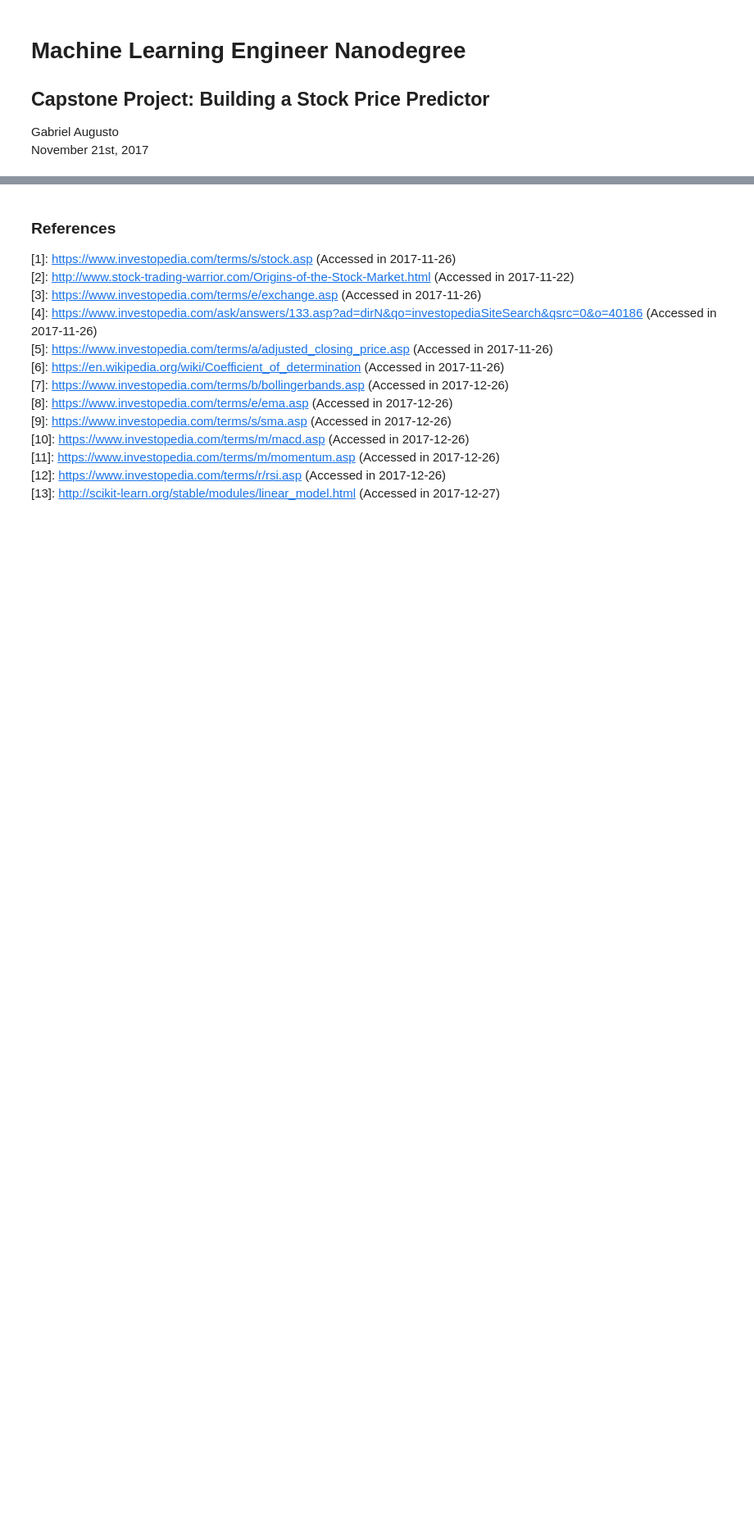
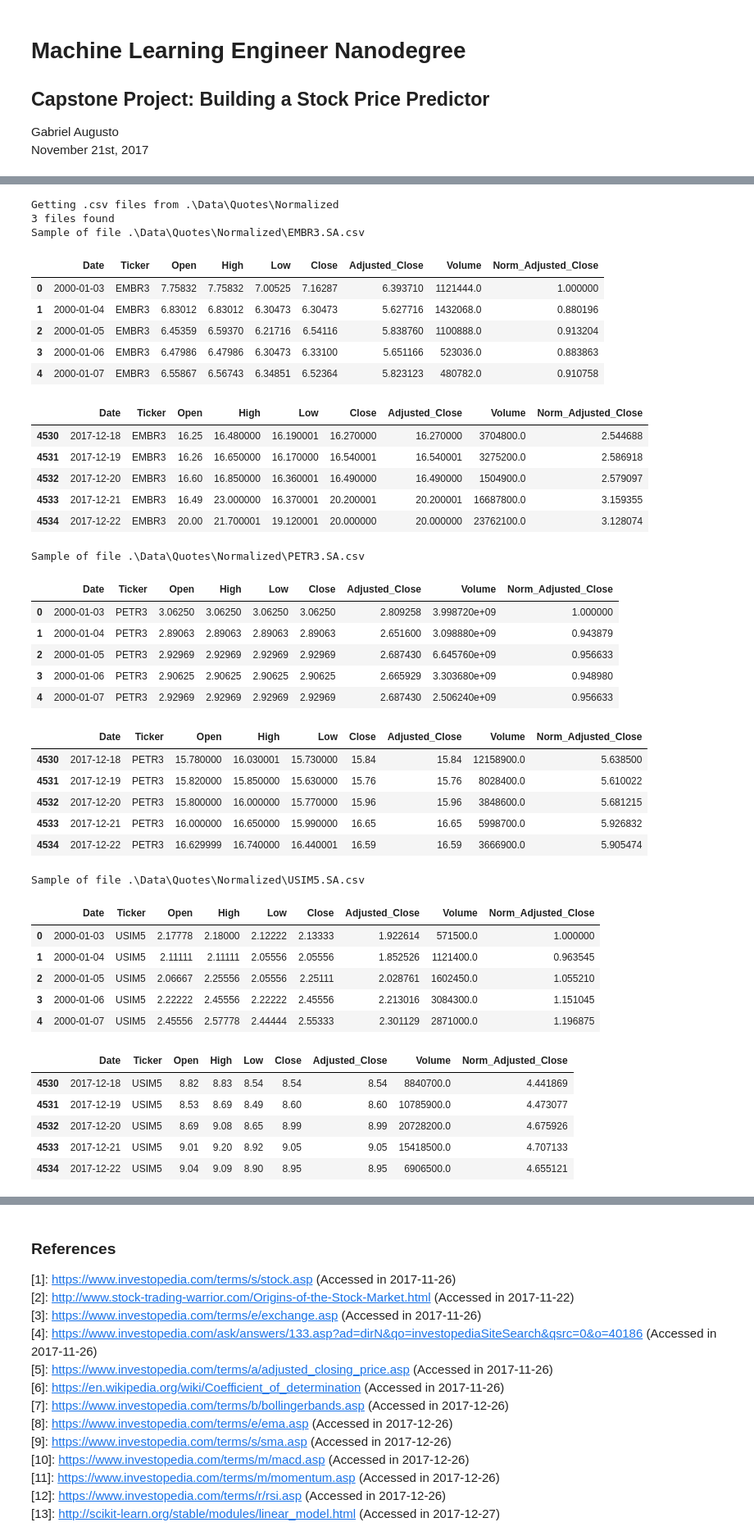
Before and after one commit to gabriel301/MLNanodregree, a Jupyter notebook: projects/capstone/CapstoneProject/Report/Capstone Report.ipynb, the cells around one changed output, grey strips where cells are left out. Shown at 82% size. Cells and saved outputs as stored; diff of their text form; code cells hidden in the pictures; blank space fills up the shorter version.

```diff
--- a/projects/capstone/CapstoneProject/Report/Capstone Report.ipynb
+++ b/projects/capstone/CapstoneProject/Report/Capstone Report.ipynb
@@ -288,0 +291,60 @@ One more step is to tune the model in order to find the best parameters for each
+# %%
+filenames = Util().GetFilesFromFolder('.\Data\Quotes\Normalized','.csv')
+dfsProcessed = []
+headers = ['Ticker','Min Date','Max Date','Count','Mean','Std','Min','25%','50%','75%','Max']
+rows = []
+for file in filenames:
+    df = pd.read_csv(file)
+    row = [df['Ticker'][0],df['Date'][0],df['Date'][df.shape[0]-1],]
+    row.extend(df['Adjusted_Close'].describe(percentiles = [.25,.50,.75]).values)
+    rows.append(row)
+    print "Sample of file {}".format(file)
+    display(df.head())
+    display(df.tail())
+    dfsProcessed.append(df.copy())
+
+dfDescriptive = pd.DataFrame(rows,columns = headers)
+print "Basic Descriptive Statistics for Pre-Processed Data (Adjusted_Close Column)"
+dfDescriptive
+# %% [output]
+Getting .csv files from .\Data\Quotes\Normalized
+3 files found
+Sample of file .\Data\Quotes\Normalized\EMBR3.SA.csv
+|  | Date | Ticker | Open | High | Low | Close | Adjusted_Close | Volume | Norm_Adjusted_Close |
+| 0 | 2000-01-03 | EMBR3 | 7.75832 | 7.75832 | 7.00525 | 7.16287 | 6.393710 | 1121444.0 | 1.000000 |
+| 1 | 2000-01-04 | EMBR3 | 6.83012 | 6.83012 | 6.30473 | 6.30473 | 5.627716 | 1432068.0 | 0.880196 |
+| 2 | 2000-01-05 | EMBR3 | 6.45359 | 6.59370 | 6.21716 | 6.54116 | 5.838760 | 1100888.0 | 0.913204 |
+| 3 | 2000-01-06 | EMBR3 | 6.47986 | 6.47986 | 6.30473 | 6.33100 | 5.651166 | 523036.0 | 0.883863 |
+| 4 | 2000-01-07 | EMBR3 | 6.55867 | 6.56743 | 6.34851 | 6.52364 | 5.823123 | 480782.0 | 0.910758 |
+|  | Date | Ticker | Open | High | Low | Close | Adjusted_Close | Volume | Norm_Adjusted_Close |
+| 4530 | 2017-12-18 | EMBR3 | 16.25 | 16.480000 | 16.190001 | 16.270000 | 16.270000 | 3704800.0 | 2.544688 |
+| 4531 | 2017-12-19 | EMBR3 | 16.26 | 16.650000 | 16.170000 | 16.540001 | 16.540001 | 3275200.0 | 2.586918 |
+| 4532 | 2017-12-20 | EMBR3 | 16.60 | 16.850000 | 16.360001 | 16.490000 | 16.490000 | 1504900.0 | 2.579097 |
+| 4533 | 2017-12-21 | EMBR3 | 16.49 | 23.000000 | 16.370001 | 20.200001 | 20.200001 | 16687800.0 | 3.159355 |
+| 4534 | 2017-12-22 | EMBR3 | 20.00 | 21.700001 | 19.120001 | 20.000000 | 20.000000 | 23762100.0 | 3.128074 |
+Sample of file .\Data\Quotes\Normalized\PETR3.SA.csv
+|  | Date | Ticker | Open | High | Low | Close | Adjusted_Close | Volume | Norm_Adjusted_Close |
+| 0 | 2000-01-03 | PETR3 | 3.06250 | 3.06250 | 3.06250 | 3.06250 | 2.809258 | 3.998720e+09 | 1.000000 |
+| 1 | 2000-01-04 | PETR3 | 2.89063 | 2.89063 | 2.89063 | 2.89063 | 2.651600 | 3.098880e+09 | 0.943879 |
+| 2 | 2000-01-05 | PETR3 | 2.92969 | 2.92969 | 2.92969 | 2.92969 | 2.687430 | 6.645760e+09 | 0.956633 |
+| 3 | 2000-01-06 | PETR3 | 2.90625 | 2.90625 | 2.90625 | 2.90625 | 2.665929 | 3.303680e+09 | 0.948980 |
+| 4 | 2000-01-07 | PETR3 | 2.92969 | 2.92969 | 2.92969 | 2.92969 | 2.687430 | 2.506240e+09 | 0.956633 |
+|  | Date | Ticker | Open | High | Low | Close | Adjusted_Close | Volume | Norm_Adjusted_Close |
+| 4530 | 2017-12-18 | PETR3 | 15.780000 | 16.030001 | 15.730000 | 15.84 | 15.84 | 12158900.0 | 5.638500 |
+| 4531 | 2017-12-19 | PETR3 | 15.820000 | 15.850000 | 15.630000 | 15.76 | 15.76 | 8028400.0 | 5.610022 |
+| 4532 | 2017-12-20 | PETR3 | 15.800000 | 16.000000 | 15.770000 | 15.96 | 15.96 | 3848600.0 | 5.681215 |
+| 4533 | 2017-12-21 | PETR3 | 16.000000 | 16.650000 | 15.990000 | 16.65 | 16.65 | 5998700.0 | 5.926832 |
+| 4534 | 2017-12-22 | PETR3 | 16.629999 | 16.740000 | 16.440001 | 16.59 | 16.59 | 3666900.0 | 5.905474 |
+Sample of file .\Data\Quotes\Normalized\USIM5.SA.csv
+|  | Date | Ticker | Open | High | Low | Close | Adjusted_Close | Volume | Norm_Adjusted_Close |
+| 0 | 2000-01-03 | USIM5 | 2.17778 | 2.18000 | 2.12222 | 2.13333 | 1.922614 | 571500.0 | 1.000000 |
+| 1 | 2000-01-04 | USIM5 | 2.11111 | 2.11111 | 2.05556 | 2.05556 | 1.852526 | 1121400.0 | 0.963545 |
+| 2 | 2000-01-05 | USIM5 | 2.06667 | 2.25556 | 2.05556 | 2.25111 | 2.028761 | 1602450.0 | 1.055210 |
+| 3 | 2000-01-06 | USIM5 | 2.22222 | 2.45556 | 2.22222 | 2.45556 | 2.213016 | 3084300.0 | 1.151045 |
+| 4 | 2000-01-07 | USIM5 | 2.45556 | 2.57778 | 2.44444 | 2.55333 | 2.301129 | 2871000.0 | 1.196875 |
+|  | Date | Ticker | Open | High | Low | Close | Adjusted_Close | Volume | Norm_Adjusted_Close |
+| 4530 | 2017-12-18 | USIM5 | 8.82 | 8.83 | 8.54 | 8.54 | 8.54 | 8840700.0 | 4.441869 |
+| 4531 | 2017-12-19 | USIM5 | 8.53 | 8.69 | 8.49 | 8.60 | 8.60 | 10785900.0 | 4.473077 |
+| 4532 | 2017-12-20 | USIM5 | 8.69 | 9.08 | 8.65 | 8.99 | 8.99 | 20728200.0 | 4.675926 |
+| 4533 | 2017-12-21 | USIM5 | 9.01 | 9.20 | 8.92 | 9.05 | 9.05 | 15418500.0 | 4.707133 |
+| 4534 | 2017-12-22 | USIM5 | 9.04 | 9.09 | 8.90 | 8.95 | 8.95 | 6906500.0 | 4.655121 |
```
Also changed, not shown: parts of 19 cells of this notebook.
